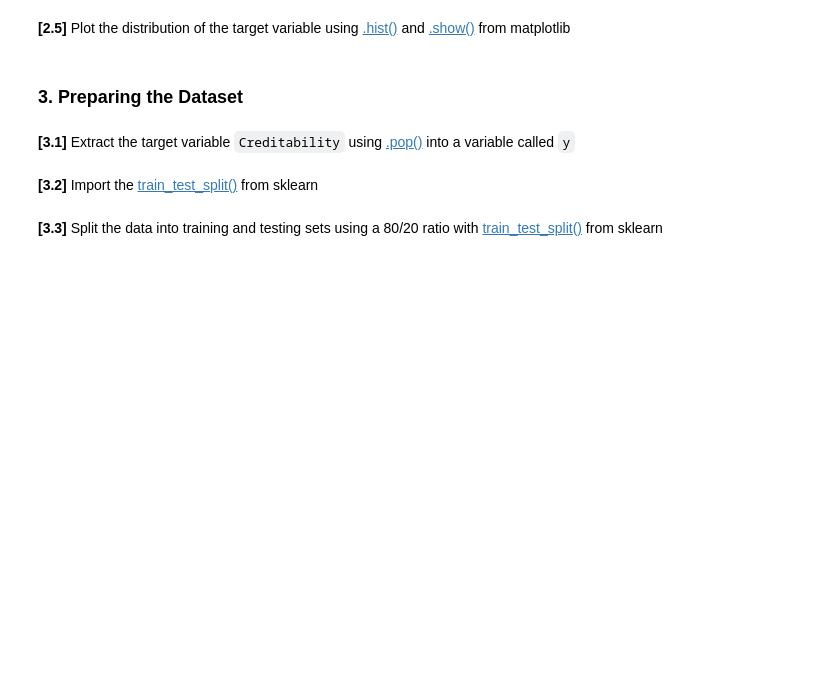
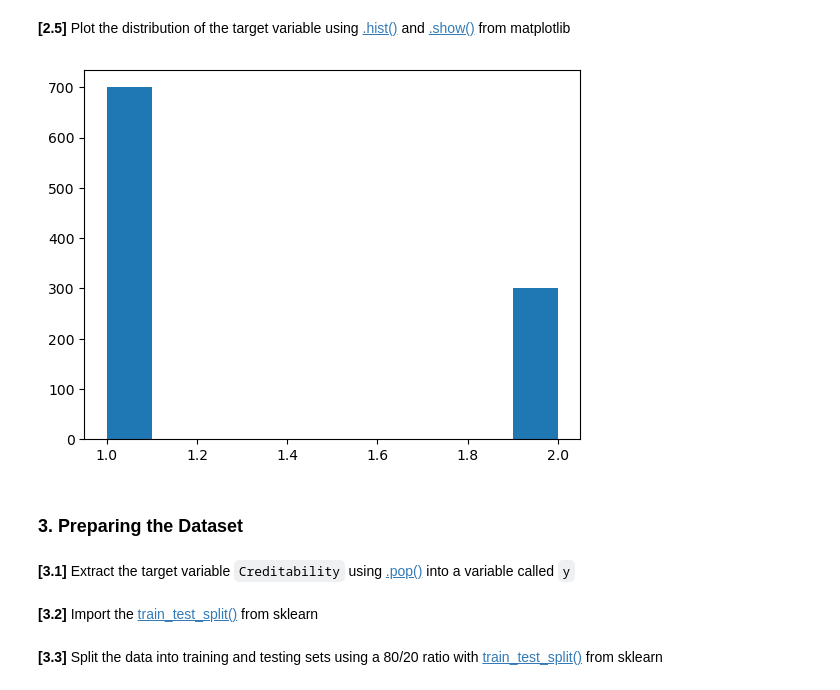
Before and after one commit to tuannm3812/adv_mla_lab_7, a Jupyter notebook: notebooks/36120-25SP-Lab07_Ex03_Solutions.ipynb, the cells around one changed output. Cells and saved outputs as stored; diff of their text form; code cells hidden in the pictures; blank space fills up the shorter version.

```diff
--- a/notebooks/36120-25SP-Lab07_Ex03_Solutions.ipynb
+++ b/notebooks/36120-25SP-Lab07_Ex03_Solutions.ipynb
@@ -127,0 +125,13 @@ df = pd.read_csv("https://online.stat.psu.edu/onlinecourses/sites/stat508/files/
+# %%
+# Solution
+file = '../data/raw/statlog+german+credit+data/german.data'
+
+names = ['existingchecking', 'duration', 'credithistory', 'purpose', 'creditamount',
+         'savings', 'employmentsince', 'installmentrate', 'statussex', 'otherdebtors',
+         'residencesince', 'property', 'age', 'otherinstallmentplans', 'housing',
+         'existingcredits', 'job', 'peopleliable', 'telephone', 'foreignworker', 'classification']
+
+df = pd.read_csv(file,names = names, delimiter=' ')
+print(df.shape)
+print (df.columns)
+df.head(10)
@@ -146,8 +249,10 @@ df.describe()
 # %%
 # Solution
 import matplotlib.pyplot as plt
-plt.hist(df['Creditability'])
+plt.hist(df['classification'])
 plt.show()
+# %% [output]
+[figure, added]
 # %% [markdown]
 ### 3.   Preparing the Dataset
 # %% [markdown]
```
Also changed, not shown: parts of 14 cells of this notebook.
